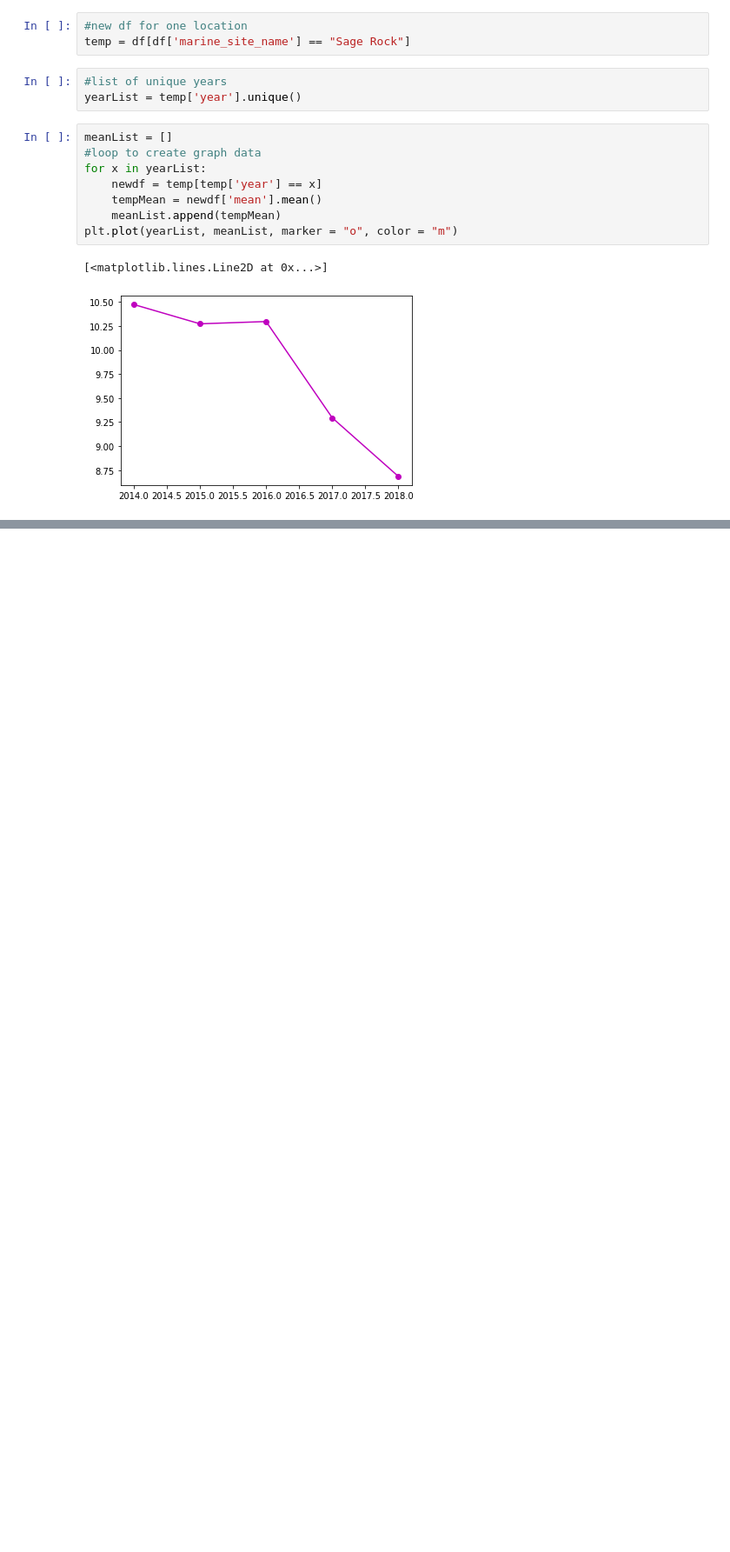
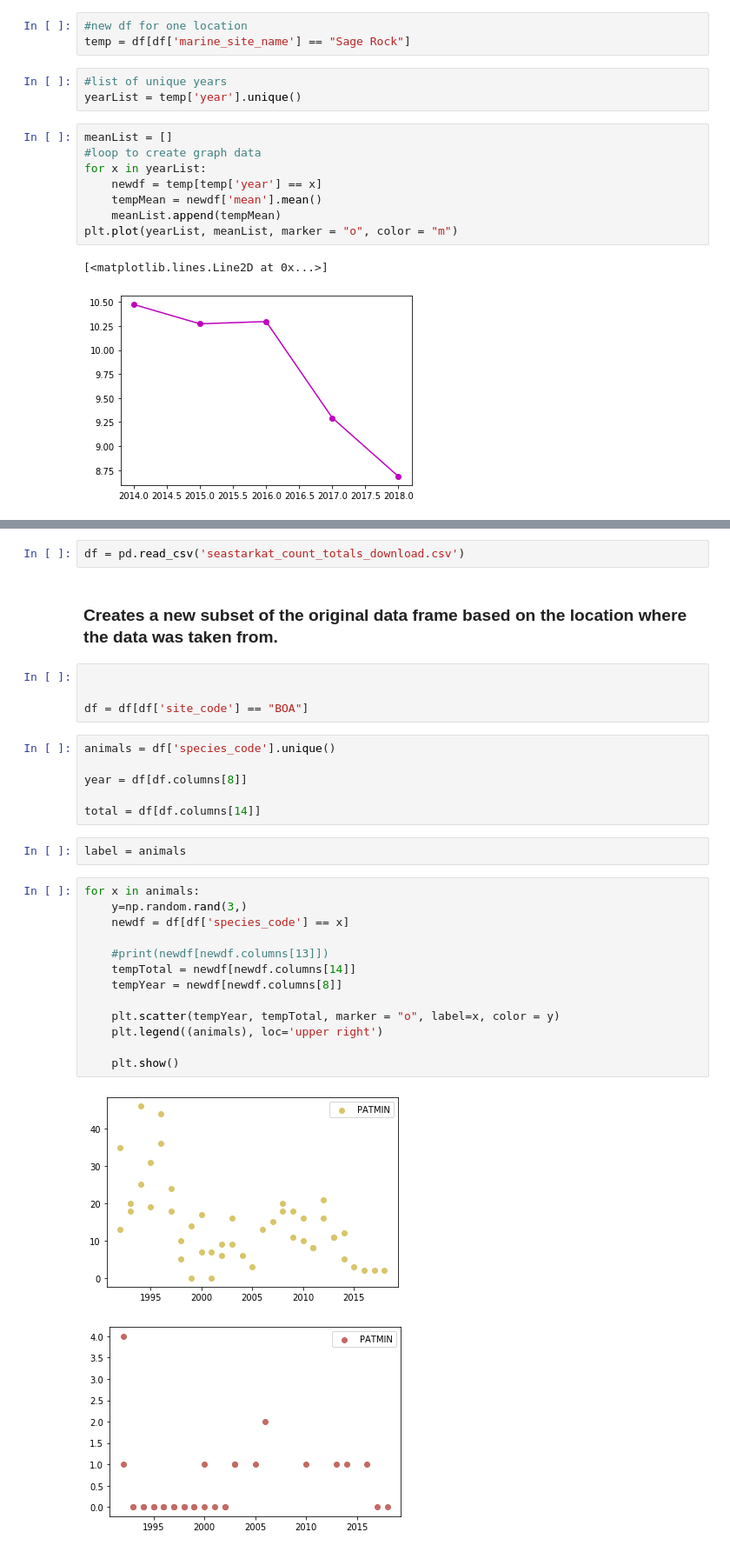
Before and after one commit to NavikaG/H20ceans, a Jupyter notebook: H20cean.ipynb, the cells around one changed output, grey strips where cells are left out. Shown at 87% size. Drawn from its saved outputs; the diff is of its cells as text; blank space fills up the shorter version.

```diff
--- a/H20cean.ipynb
+++ b/H20cean.ipynb
@@ -44,0 +48,32 @@ plt.plot(yearList, meanList, marker = "o", color = "m")
+# %%
+df = pd.read_csv('seastarkat_count_totals_download.csv')
+# %% [markdown]
+### Creates a new subset of the original data frame based on the location where the data was taken from.
+# %%
+
+
+df = df[df['site_code'] == "BOA"]
+# %%
+animals = df['species_code'].unique()
+
+year = df[df.columns[8]]
+
+total = df[df.columns[14]]
+# %%
+label = animals
+# %%
+for x in animals:
+    y=np.random.rand(3,)
+    newdf = df[df['species_code'] == x]
+
+    #print(newdf[newdf.columns[13]])
+    tempTotal = newdf[newdf.columns[14]]
+    tempYear = newdf[newdf.columns[8]]
+
+    plt.scatter(tempYear, tempTotal, marker = "o", label=x, color = y)
+    plt.legend((animals), loc='upper right')
+
+    plt.show()
+# %% [output]
+[figure, added]
+[figure, added]
```
Also changed, not shown: parts of 2 cells of this notebook.
